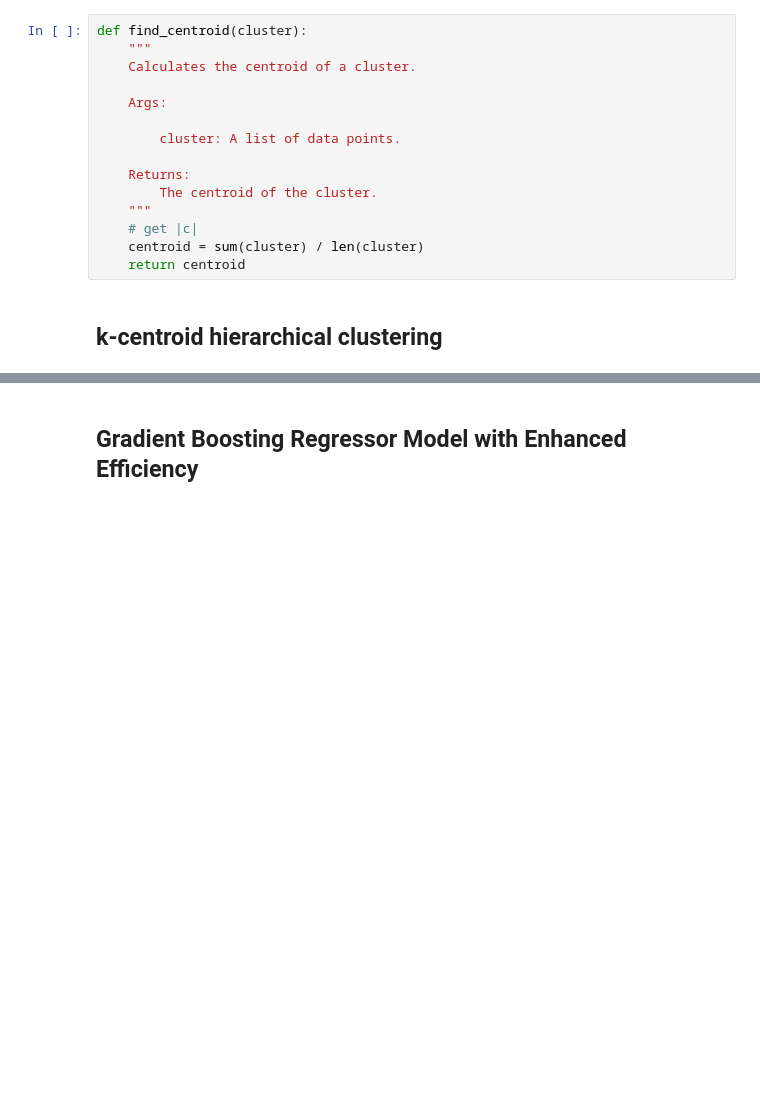
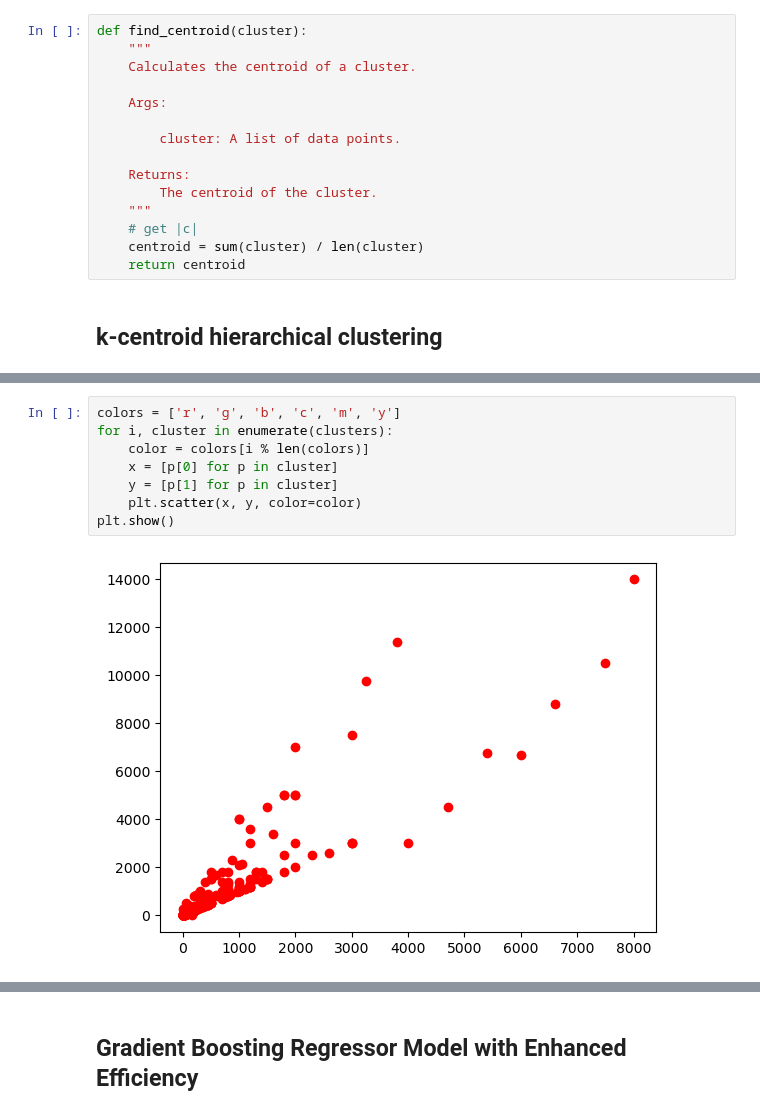
Before and after one commit to Xer0bit/Energy-Efficiency-Enhancement, a Jupyter notebook: Train.ipynb, the cells around one changed output, grey strips where cells are left out. Cells and saved outputs as stored; diff of their text form; blank space fills up the shorter version.

```diff
--- a/Train.ipynb
+++ b/Train.ipynb
@@ -295,2 +323,12 @@ clusters = hierarchical_clustering(X.values, 3)
+# %%
+colors = ['r', 'g', 'b', 'c', 'm', 'y']
+for i, cluster in enumerate(clusters):
+    color = colors[i % len(colors)]
+    x = [p[0] for p in cluster]
+    y = [p[1] for p in cluster]
+    plt.scatter(x, y, color=color)
+plt.show()
+# %% [output]
+[figure, added]
 # %%
 x_clusters = clusters[0]
```
Also changed, not shown: parts of 23 cells of this notebook, 2 other files.
